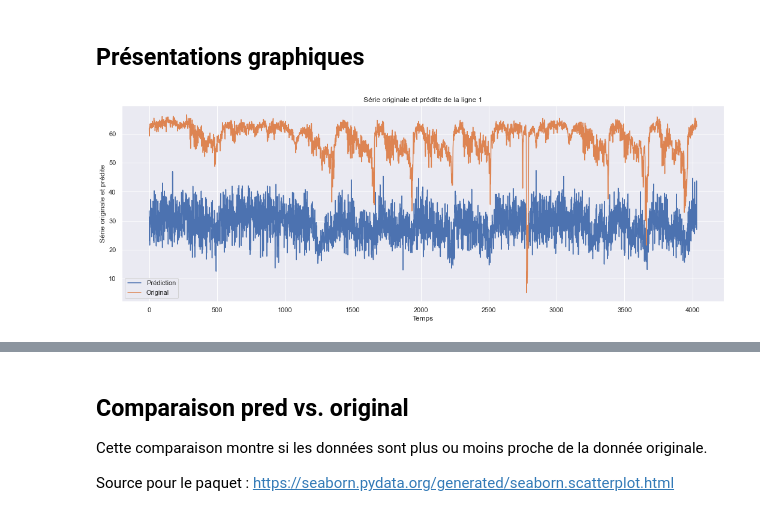
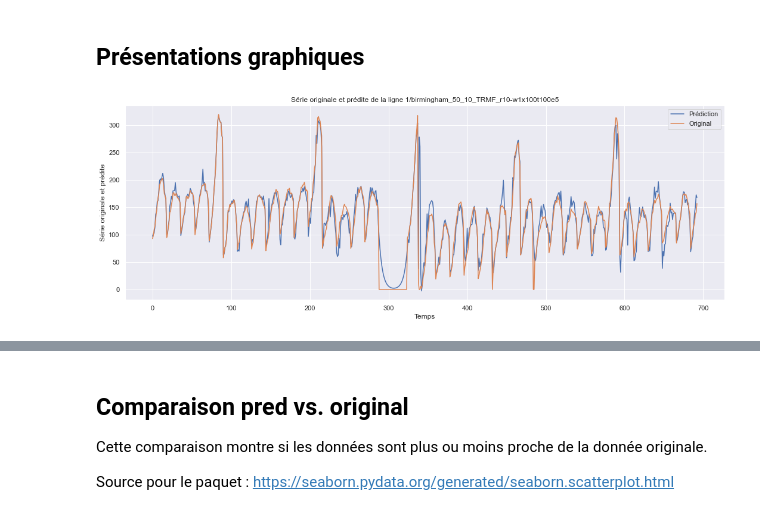
Before and after one commit to antoML/sysfac, a Jupyter notebook: 00_resultats.ipynb, the cells around one changed output, grey strips where cells are left out. Cells and saved outputs as stored; diff of their text form; code cells hidden in the pictures.

```diff
--- a/00_resultats.ipynb
+++ b/00_resultats.ipynb
@@ -35,8 +35,8 @@ import seaborn as sns; sns.set()
 ## Seulement changer le fichier de base
 params = {
     "dossier1": "exp",
-    "dossier2": "/transport_Seattle",
-    "fichier_base": "/seattle_50_50_FMNN_r10-nnmf_mm",
+    "dossier2": "/transport_Birmingham",
+    "fichier_base": "/birmingham_50_10_TRMF_r10-w1x100t100e5",
     "fichier_comparatif": "/fichier_comparatif.csv"
     }
 # %% [markdown]
@@ -80,19 +85,19 @@ for g in range(nombre_series):
 # %%
 ## Première ligne
 fig = plt.figure(figsize=(18, 6))
 ax = sns.lineplot(data=list_data[0], dashes=False)
 ax.set_xlabel('Temps')
 ax.set_ylabel('Série originale et prédite')
 ax.legend(['Prédiction', 'Original'])
-ax.set_title('Série originale et prédite de la ligne 1')
+ax.set_title('Série originale et prédite de la ligne 1' + params["fichier_base"])
 
 # Nom du fichier
 graph1 = "{:}{:}.png".format(fichier_graph, 1)
 ax.figure.savefig(graph1)
 
 plt.show()
 # %% [output]
-[figure, old version]
+[figure, new version]
 # %%
 ## Deuxième ligne
 fig = plt.figure(figsize=(18, 6))
```
Also changed, not shown: parts of 5 cells of this notebook, 26 other files.
